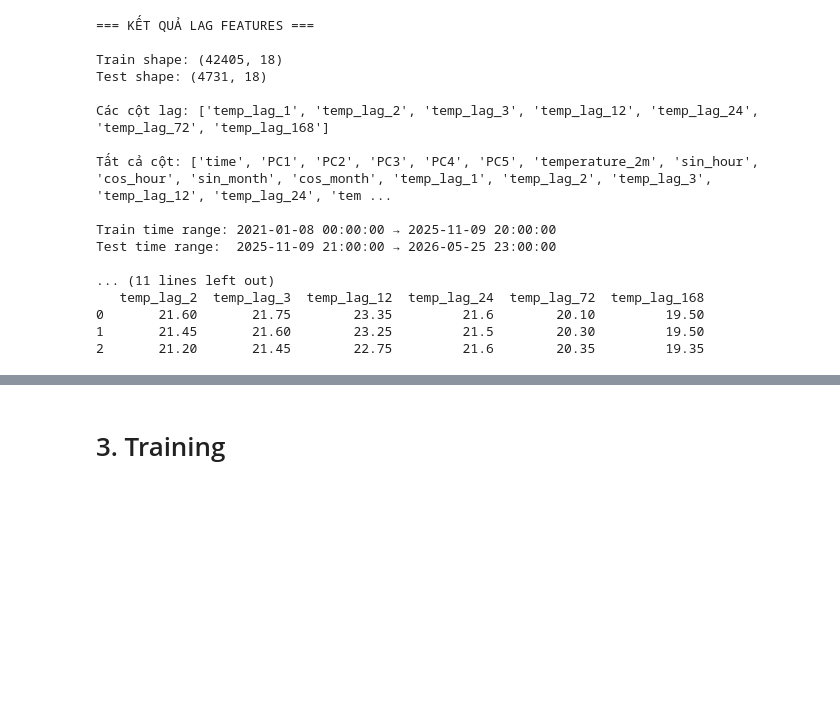
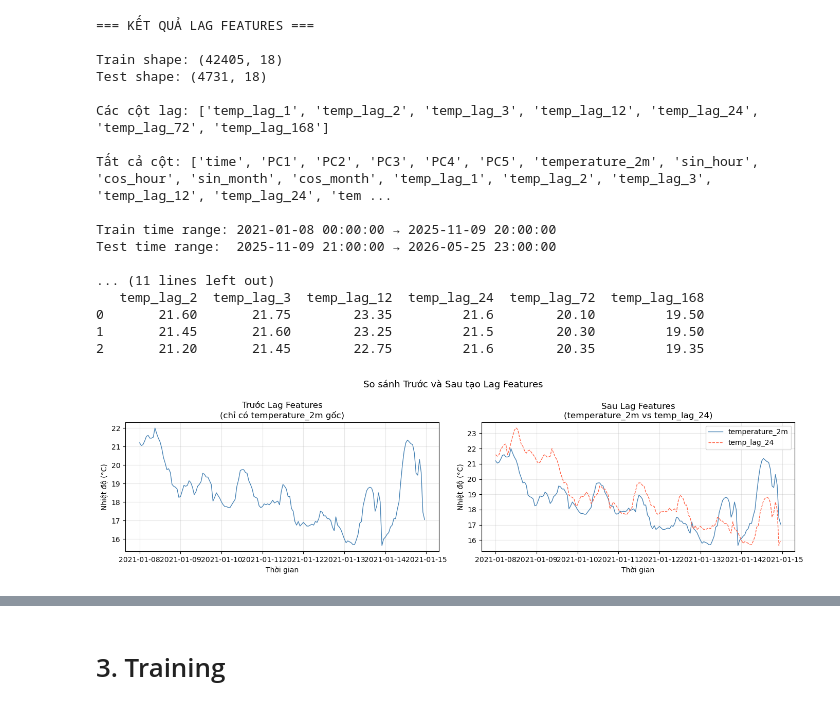
Before and after one commit to meowmeow-uwu/temperature-predictation, a Jupyter notebook: 4_training.ipynb, the cells around one changed output, grey strips where cells are left out. Saved outputs shown, nothing was run; the diff lists cells and outputs as text; code cells hidden in the pictures; blank space fills up the shorter version.

```diff
--- a/4_training.ipynb
+++ b/4_training.ipynb
@@ -745,3 +822,33 @@ Test time range:  2025-11-09 21:00:00 → 2026-05-25 23:00:00
 0       21.60       21.75        23.35         21.6        20.10         19.50
 1       21.45       21.60        23.25         21.5        20.30         19.50
 2       21.20       21.45        22.75         21.6        20.35         19.35
+# %%
+fig, axes = plt.subplots(1, 2, figsize=(14, 4))
+
+# Trước lag — chỉ có temperature_2m gốc
+axes[0].plot(train_final['time'].iloc[:168],
+             train_final['temperature_2m'].iloc[:168],
+             color='steelblue', linewidth=1)
+axes[0].set_title('Trước Lag Features\n(chỉ có temperature_2m gốc)')
+axes[0].set_xlabel('Thời gian')
+axes[0].set_ylabel('Nhiệt độ (°C)')
+axes[0].grid(True, alpha=0.3)
+
+# Sau lag — so sánh temp và lag_24
+axes[1].plot(train_final['time'].iloc[:168],
+             train_final['temperature_2m'].iloc[:168],
+             color='steelblue', linewidth=1, label='temperature_2m')
+axes[1].plot(train_final['time'].iloc[:168],
+             train_final['temp_lag_24'].iloc[:168],
+             color='tomato', linewidth=1, linestyle='--', label='temp_lag_24')
+axes[1].set_title('Sau Lag Features\n(temperature_2m vs temp_lag_24)')
+axes[1].set_xlabel('Thời gian')
+axes[1].set_ylabel('Nhiệt độ (°C)')
+axes[1].legend()
+axes[1].grid(True, alpha=0.3)
+
+plt.suptitle('So sánh Trước và Sau tạo Lag Features', fontsize=13)
+plt.tight_layout()
+plt.show()
+# %% [output]
+[figure, added]
```
Also changed, not shown: parts of 4 cells of this notebook.
